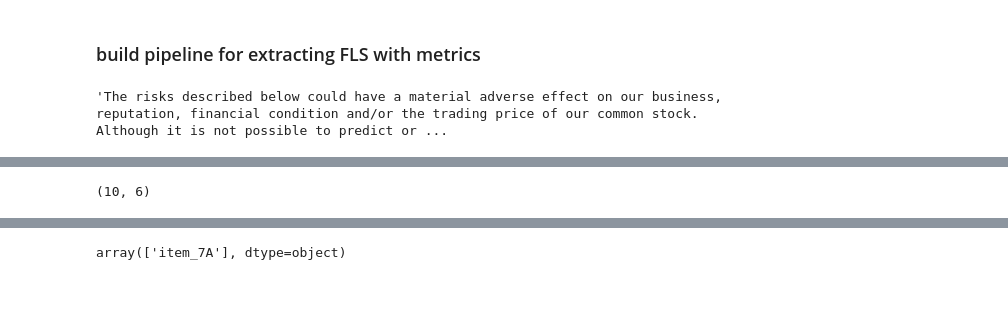
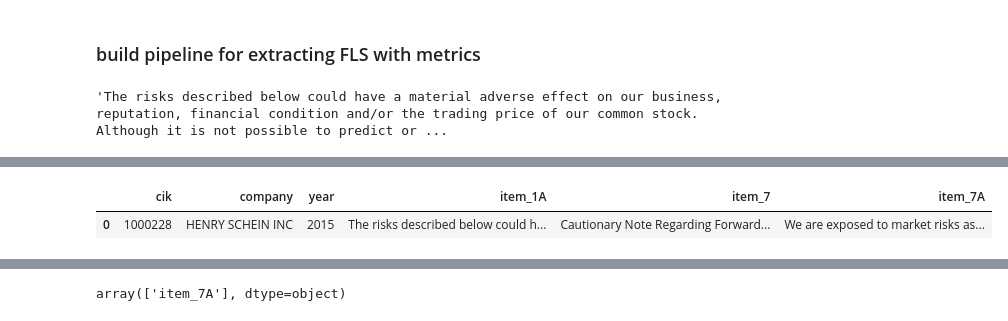
Before and after one commit to nkhanhle23/thesis, a Jupyter notebook: notebooks/extract_sentences.ipynb, the cells around one changed output, grey strips where cells are left out. Saved outputs shown, nothing was run; the diff lists cells and outputs as text; code cells hidden in the pictures; blank space fills up the shorter version.

```diff
--- a/notebooks/extract_sentences.ipynb
+++ b/notebooks/extract_sentences.ipynb
@@ -290,6 +266,8 @@ Finished extracting sentences for item_7 of ROBERT HALF INTERN
-# %%
-test_df.shape
-# %% [output]
-(10, 6)
+# %%
+test_df = filtered_df.iloc[:1]
+test_df
+# %% [output]
+|  | cik | company | year | item_1A | item_7 | item_7A |
+| 0 | 1000228 | HENRY SCHEIN INC | 2015 | The risks described below could h... | Cautionary Note Regarding Forward... | We are exposed to market risks as... |
 # %%
 items = ['item_1A', 'item_7', 'item_7A']
```
Also changed, not shown: parts of 8 cells of this notebook.
